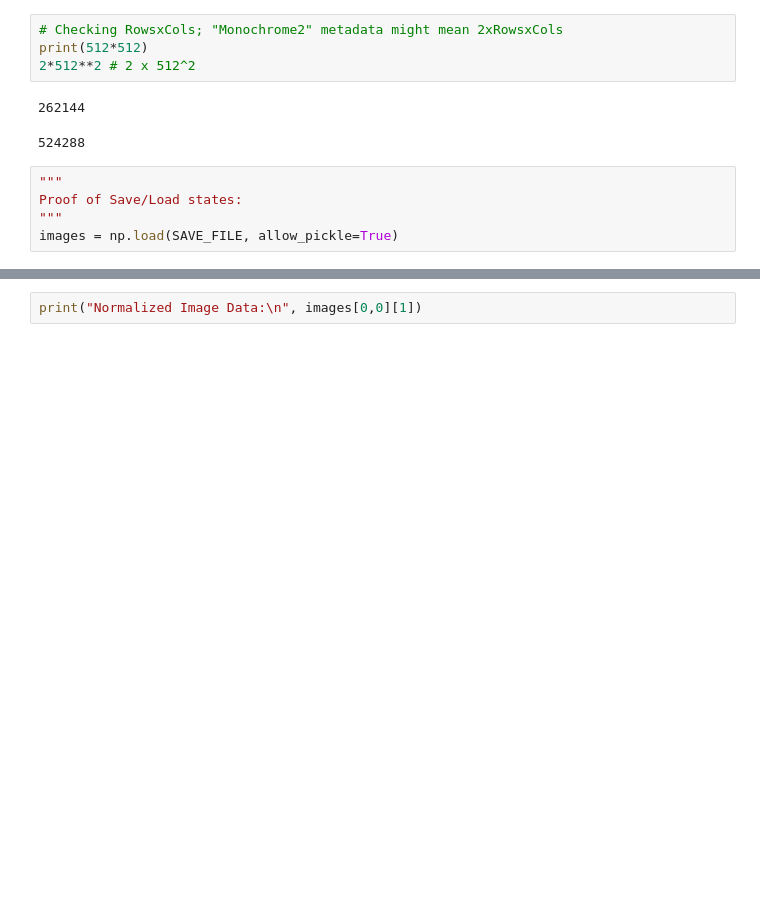
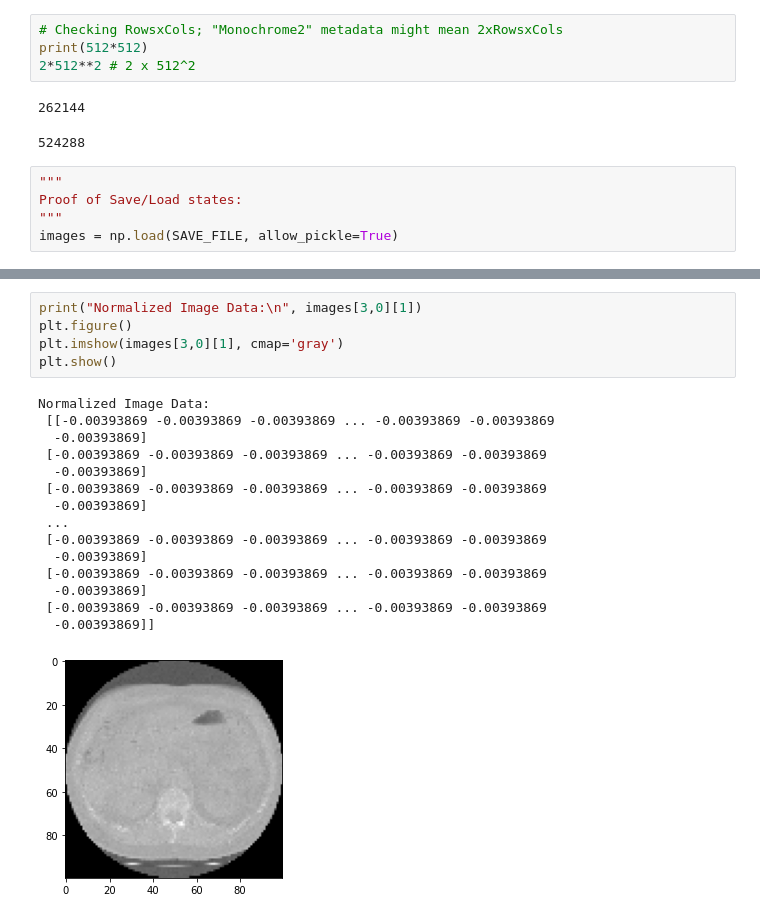
Before and after one commit to BrendosaurusRex/machine-learning-exigence, a Jupyter notebook: data_preprocessing.ipynb, the cells around one changed output, grey strips where cells are left out. Cells and saved outputs as stored; diff of their text form; blank space fills up the shorter version.

```diff
--- a/data_preprocessing.ipynb
+++ b/data_preprocessing.ipynb
@@ -173,2 +190,21 @@ print("FVC: ", images[0,1][1])
 # %%
-print("Normalized Image Data:\n", images[0,0][1])
+print("Normalized Image Data:\n", images[3,0][1])
+plt.figure()
+plt.imshow(images[3,0][1], cmap='gray')
+plt.show()
+# %% [output]
+Normalized Image Data:
+ [[-0.00393869 -0.00393869 -0.00393869 ... -0.00393869 -0.00393869
+  -0.00393869]
+ [-0.00393869 -0.00393869 -0.00393869 ... -0.00393869 -0.00393869
+  -0.00393869]
+ [-0.00393869 -0.00393869 -0.00393869 ... -0.00393869 -0.00393869
+  -0.00393869]
+ ...
+ [-0.00393869 -0.00393869 -0.00393869 ... -0.00393869 -0.00393869
+  -0.00393869]
+ [-0.00393869 -0.00393869 -0.00393869 ... -0.00393869 -0.00393869
+  -0.00393869]
+ [-0.00393869 -0.00393869 -0.00393869 ... -0.00393869 -0.00393869
+  -0.00393869]]
+[figure, added]
```
Also changed, not shown: parts of 5 cells of this notebook.
